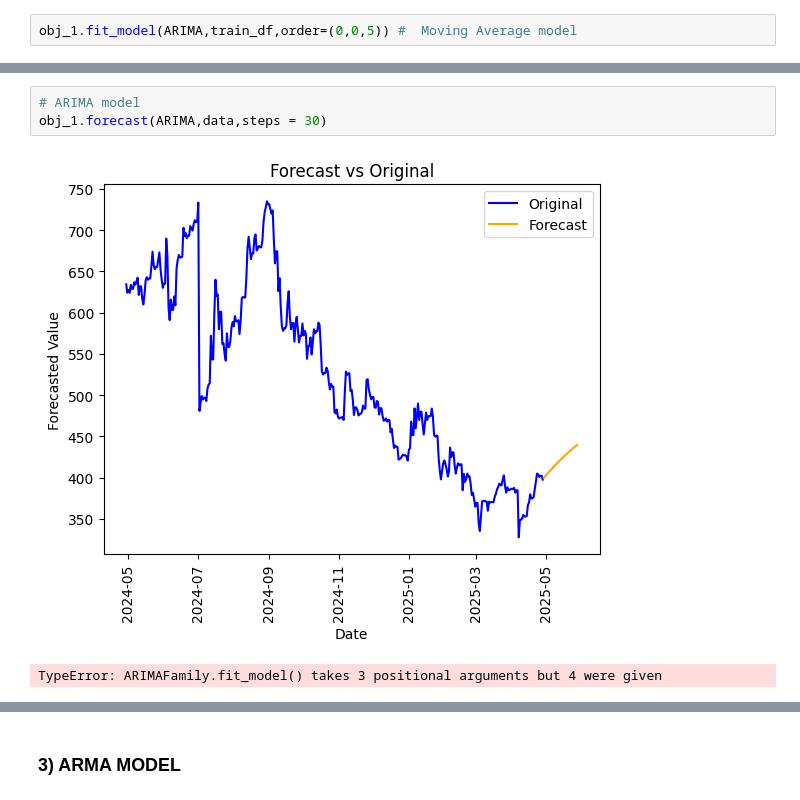
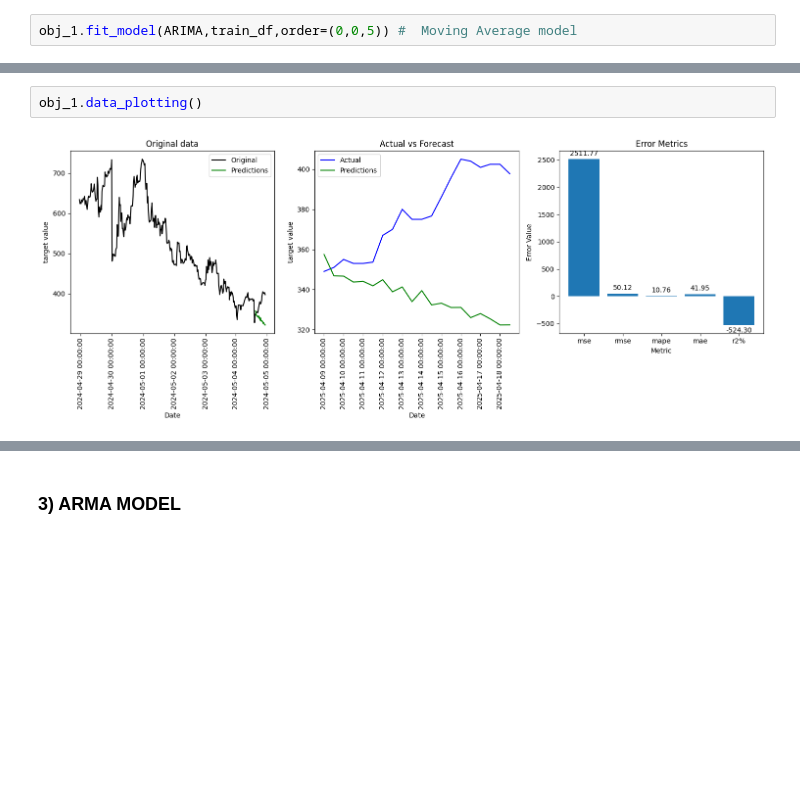
Before and after one commit to ShahidAzadd/Time-Series, a Jupyter notebook: ensemble_models.ipynb, the cells around one changed output, grey strips where cells are left out. Saved outputs shown, nothing was run; the diff lists cells and outputs as text; blank space fills up the shorter version.

```diff
--- a/ensemble_models.ipynb
+++ b/ensemble_models.ipynb
@@ -161,6 +210,4 @@ obj_1.data_plotting()
-# %%
-# ARIMA model
-obj_1.forecast(ARIMA,data,steps = 30)
-# %% [output]
-[figure, removed]
-TypeError: ARIMAFamily.fit_model() takes 3 positional arguments but 4 were given
+# %%
+obj_1.data_plotting()
+# %% [output]
+[figure, added]
```
Also changed, not shown: parts of 17 cells of this notebook, 4 other files.
